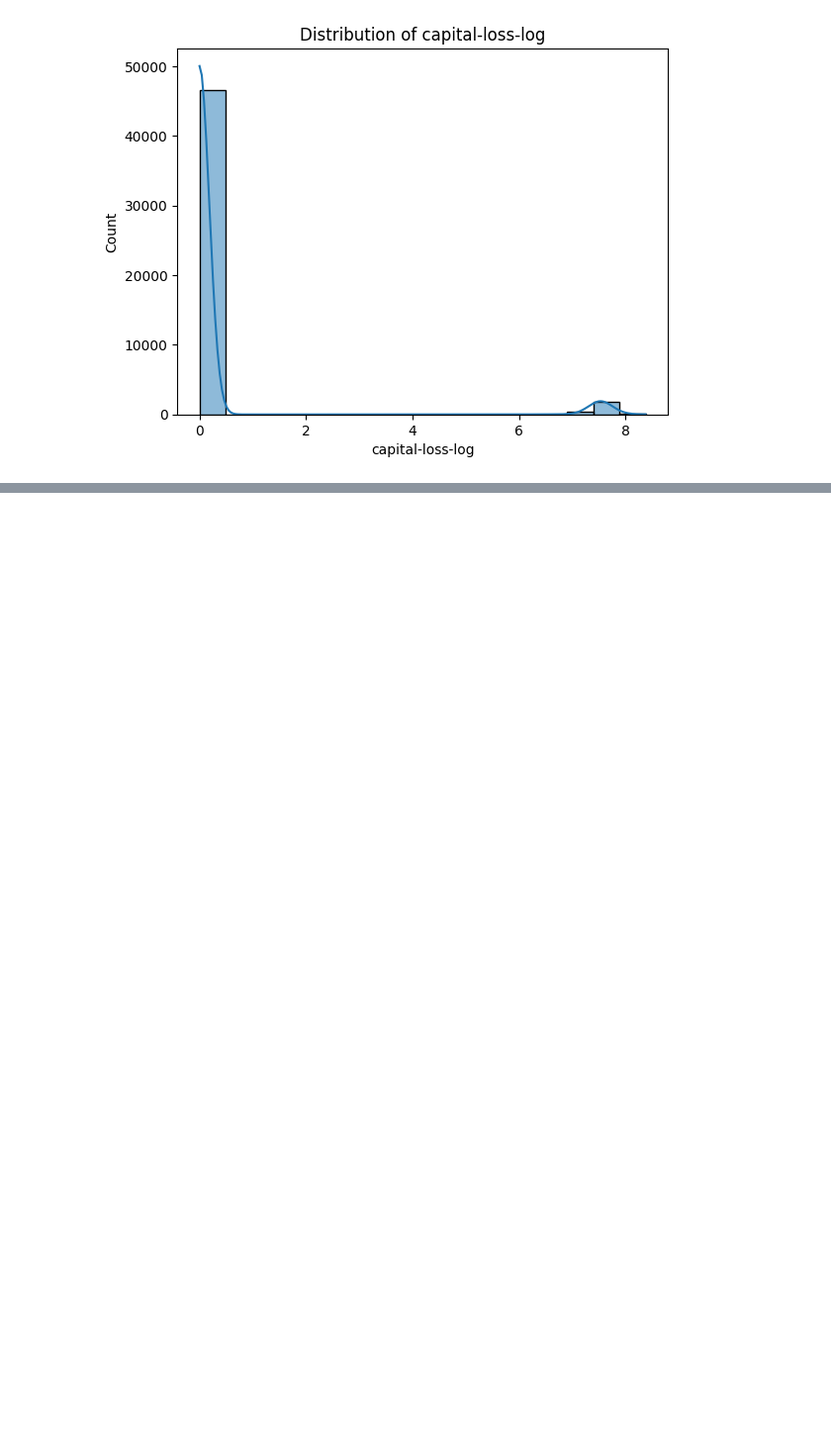
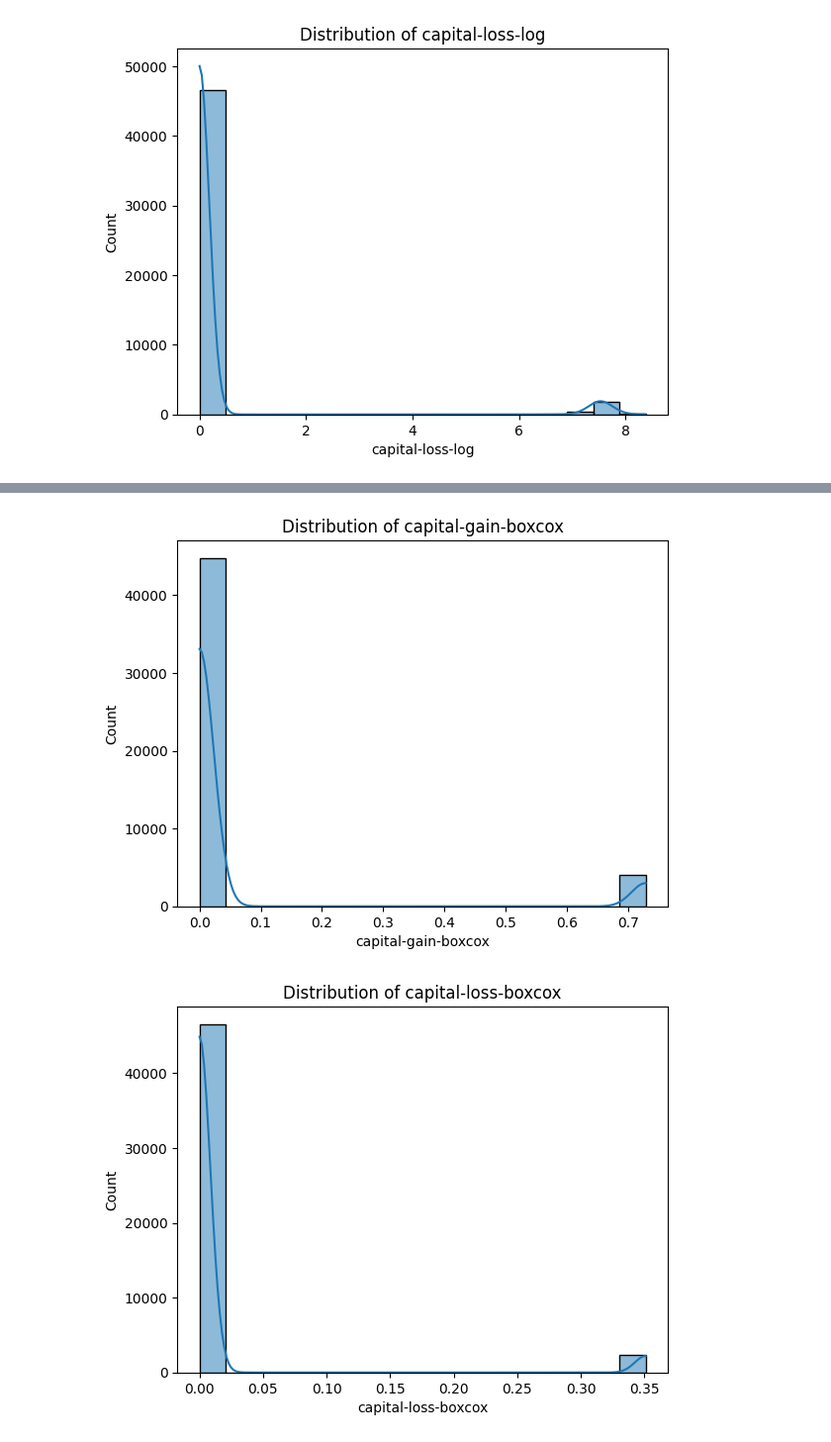
Before and after one commit to kmkri/ML_Assignments, a Jupyter notebook: Sravanthi_Copy.ipynb, the cells around one changed output, grey strips where cells are left out. Shown: that part at 99% size. Cells and saved outputs as stored; diff of their text form; code cells hidden in the pictures; blank space fills up the shorter version.

```diff
--- a/Sravanthi_Copy.ipynb
+++ b/Sravanthi_Copy.ipynb
@@ -777,0 +811,15 @@ plt.show()
+# %%
+#box cox
+adult_df_cleaned['capital-gain-boxcox'], _ = stats.boxcox(adult_df_cleaned['capital-gain'] + 1)
+adult_df_cleaned['capital-loss-boxcox'], _ = stats.boxcox(adult_df_cleaned['capital-loss'] + 1)
+
+sns.histplot(adult_df_cleaned['capital-gain-boxcox'], kde=True)
+plt.title('Distribution of capital-gain-boxcox')
+plt.show()
+
+sns.histplot(adult_df_cleaned['capital-loss-boxcox'], kde=True)
+plt.title('Distribution of capital-loss-boxcox')
+plt.show()
+# %% [output]
+[figure, added]
+[figure, added]
```
Also changed, not shown: parts of 17 cells of this notebook.
